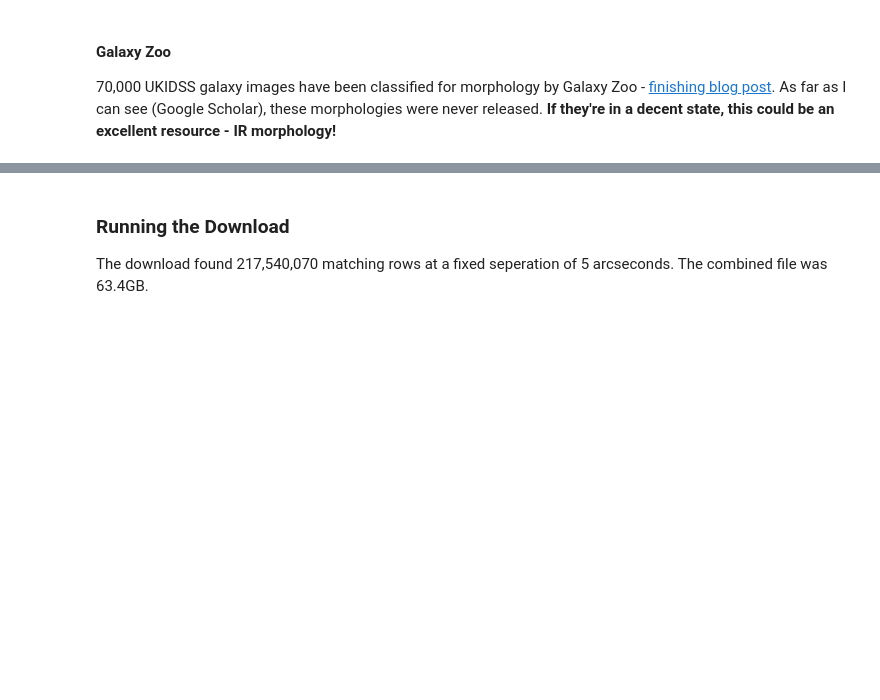
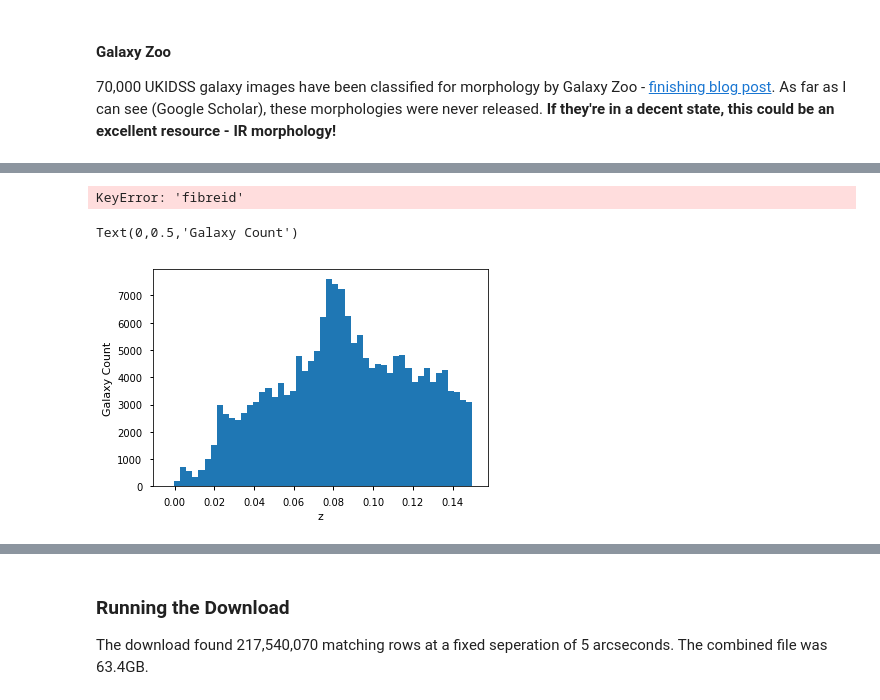
Before and after one commit to mwalmsley/find_agn, a Jupyter notebook: get_ukidss_and_sdss.ipynb, the cells around one changed output, grey strips where cells are left out. Cells and saved outputs as stored; diff of their text form; code cells hidden in the pictures; blank space fills up the shorter version.

```diff
--- a/get_ukidss_and_sdss.ipynb
+++ b/get_ukidss_and_sdss.ipynb
@@ -199,0 +418,2 @@ I haven't looked into this yet.
+# %%
+data = Table.read('catalogs/nsa_v1_0_1_ossy_ukidss_dr9_las.fits')
@@ -199,0 +502,4 @@ I haven't looked into this yet.
+# %%
+data = data[all_useful_cols + 'Seperation']
+# %% [output]
+KeyError: 'fibreid'
@@ -199,0 +510,15 @@ I haven't looked into this yet.
+# %%
+import pandas as pd
+import matplotlib.pyplot as plt
+import seaborn as sns
+sns.set_context('notebook')
+import numpy as np
+# %%
+n_bins = 50
+# %%
+plt.hist(data['Z'], bins=n_bins)
+plt.xlabel('z')
+plt.ylabel('Galaxy Count')
+# %% [output]
+Text(0,0.5,'Galaxy Count')
+[figure, added]
```
Also changed, not shown: parts of 59 cells of this notebook.
